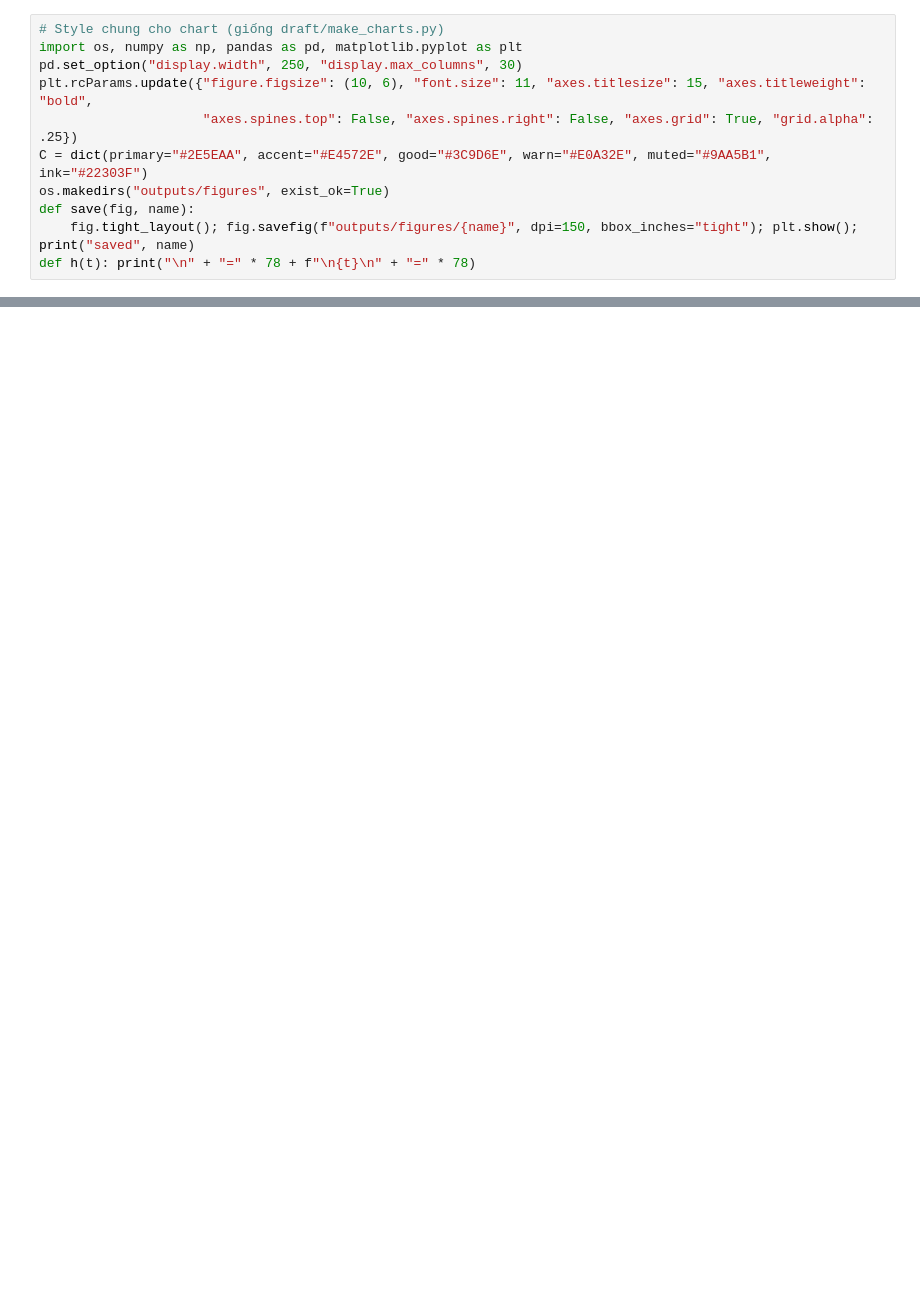
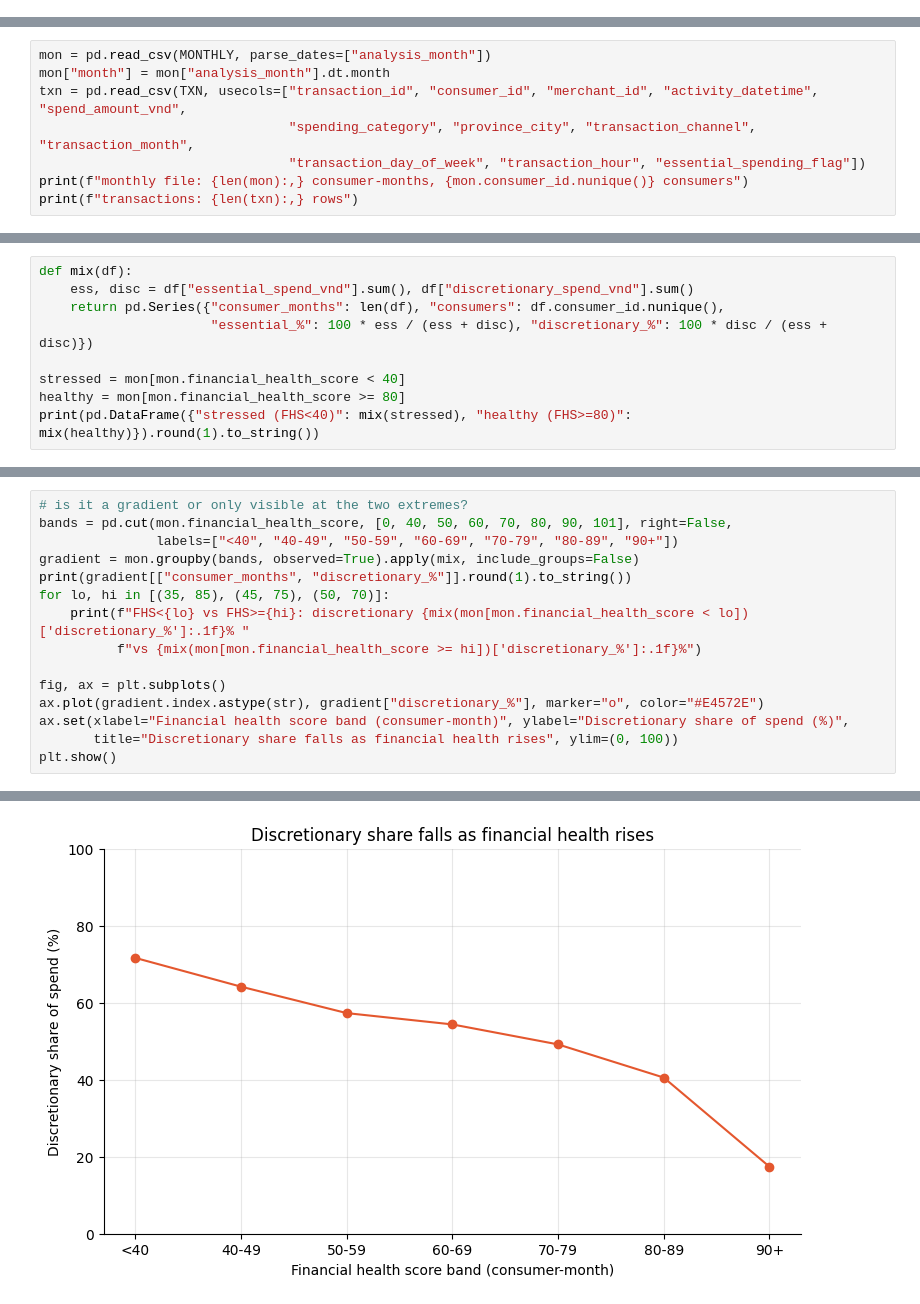
Before and after one commit to thanh-tai-435/BI10GroupYAPPERS, a Jupyter notebook: notebooks/full_pipeline.ipynb, the cells around one changed output, grey strips where cells are left out. Drawn from its saved outputs; the diff is of its cells as text; blank space fills up the shorter version.

```diff
--- a/notebooks/full_pipeline.ipynb
+++ b/notebooks/full_pipeline.ipynb
@@ -1053,11 +0,0 @@ OK all assertions passed.
-# %%
-# Style chung cho chart (giống draft/make_charts.py)
-import os, numpy as np, pandas as pd, matplotlib.pyplot as plt
-pd.set_option("display.width", 250, "display.max_columns", 30)
-plt.rcParams.update({"figure.figsize": (10, 6), "font.size": 11, "axes.titlesize": 15, "axes.titleweight": "bold",
-                     "axes.spines.top": False, "axes.spines.right": False, "axes.grid": True, "grid.alpha": .25})
-C = dict(primary="#2E5EAA", accent="#E4572E", good="#3C9D6E", warn="#E0A32E", muted="#9AA5B1", ink="#22303F")
-os.makedirs("outputs/figures", exist_ok=True)
-def save(fig, name):
-    fig.tight_layout(); fig.savefig(f"outputs/figures/{name}", dpi=150, bbox_inches="tight"); plt.show(); print("saved", name)
-def h(t): print("\n" + "=" * 78 + f"\n{t}\n" + "=" * 78)
@@ -1178,0 +59,8 @@ files.download('/content/yappers_figures.zip')
+# %%
+mon = pd.read_csv(MONTHLY, parse_dates=["analysis_month"])
+mon["month"] = mon["analysis_month"].dt.month
+txn = pd.read_csv(TXN, usecols=["transaction_id", "consumer_id", "merchant_id", "activity_datetime", "spend_amount_vnd",
+                                "spending_category", "province_city", "transaction_channel", "transaction_month",
+                                "transaction_day_of_week", "transaction_hour", "essential_spending_flag"])
+print(f"monthly file: {len(mon):,} consumer-months, {mon.consumer_id.nunique()} consumers")
+print(f"transactions: {len(txn):,} rows")
@@ -1178,0 +195,9 @@ files.download('/content/yappers_figures.zip')
+# %%
+def mix(df):
+    ess, disc = df["essential_spend_vnd"].sum(), df["discretionary_spend_vnd"].sum()
+    return pd.Series({"consumer_months": len(df), "consumers": df.consumer_id.nunique(),
+                      "essential_%": 100 * ess / (ess + disc), "discretionary_%": 100 * disc / (ess + disc)})
+
+stressed = mon[mon.financial_health_score < 40]
+healthy = mon[mon.financial_health_score >= 80]
+print(pd.DataFrame({"stressed (FHS<40)": mix(stressed), "healthy (FHS>=80)": mix(healthy)}).round(1).to_string())
@@ -1178,0 +210,16 @@ files.download('/content/yappers_figures.zip')
+# %%
+# is it a gradient or only visible at the two extremes?
+bands = pd.cut(mon.financial_health_score, [0, 40, 50, 60, 70, 80, 90, 101], right=False,
+               labels=["<40", "40-49", "50-59", "60-69", "70-79", "80-89", "90+"])
+gradient = mon.groupby(bands, observed=True).apply(mix, include_groups=False)
+print(gradient[["consumer_months", "discretionary_%"]].round(1).to_string())
+for lo, hi in [(35, 85), (45, 75), (50, 70)]:
+    print(f"FHS<{lo} vs FHS>={hi}: discretionary {mix(mon[mon.financial_health_score < lo])['discretionary_%']:.1f}% "
+          f"vs {mix(mon[mon.financial_health_score >= hi])['discretionary_%']:.1f}%")
+
+fig, ax = plt.subplots()
+ax.plot(gradient.index.astype(str), gradient["discretionary_%"], marker="o", color="#E4572E")
+ax.set(xlabel="Financial health score band (consumer-month)", ylabel="Discretionary share of spend (%)",
+       title="Discretionary share falls as financial health rises", ylim=(0, 100))
+plt.show()
+# %% [output]
@@ -1178,0 +238 @@ files.download('/content/yappers_figures.zip')
+[figure, added]
```
Also changed, not shown: parts of 140 cells of this notebook, 1 other file.
